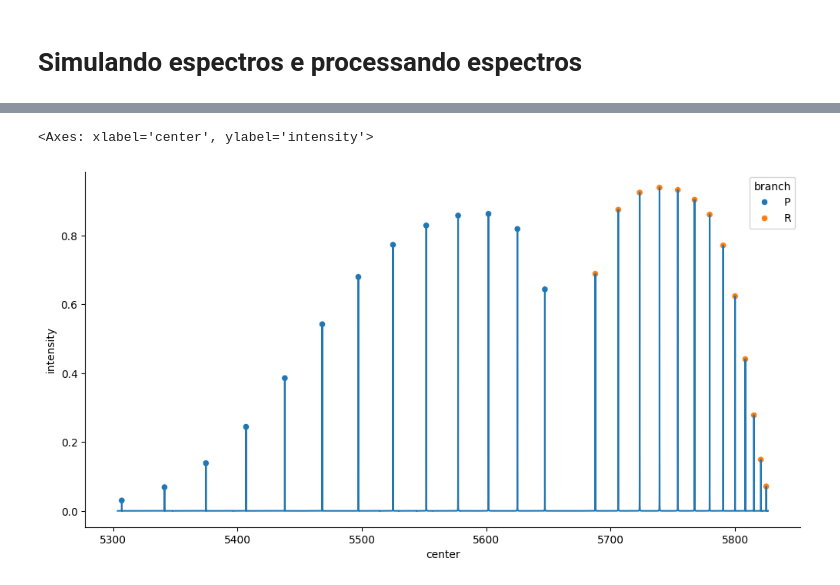
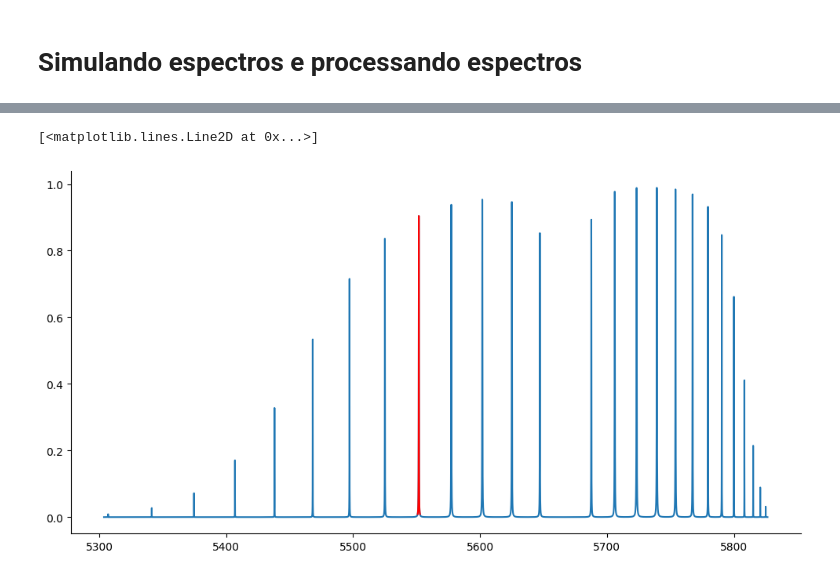
Before and after one commit to Alexandre-Esposte/LineProphet-Machine-Learning-for-Spectral-Attributes, a Jupyter notebook: src/selfBroadeningHCl.ipynb, the cells around one changed output, grey strips where cells are left out. Saved outputs shown, nothing was run; the diff lists cells and outputs as text; code cells hidden in the pictures.

```diff
--- a/src/selfBroadeningHCl.ipynb
+++ b/src/selfBroadeningHCl.ipynb
@@ -97,2 +109,0 @@ H37Cl
-# %%
-lines = branchNumber(s.spectra, findPeaksParams={'height':0},thresoldBranch=5665)
@@ -136,6 +110,8 @@ lines.query('branch == "P"').sort_values(by='center',ascending=False)
-# %%
-plt.plot(s.spectra['wavenumbers'],s.spectra['absorption'])
-sns.scatterplot(x=lines['center'],y=lines['intensity'],hue=lines['branch'])
-# %% [output]
-<Axes: xlabel='center', ylabel='intensity'>
-[figure, removed]
+# %%
+x,y = separa_pontos_manual(s.spectra,lines.loc[7,'center'],lines.loc[7,'intensity'],0.01)
+
+plt.plot(s.spectra['wavenumbers'],s.spectra['absorption'])
+plt.plot(x,y,c='red')
+# %% [output]
+[<matplotlib.lines.Line2D at 0x...>]
+[figure, added]
```
Also changed, not shown: parts of 7 cells of this notebook, 5 other files.
